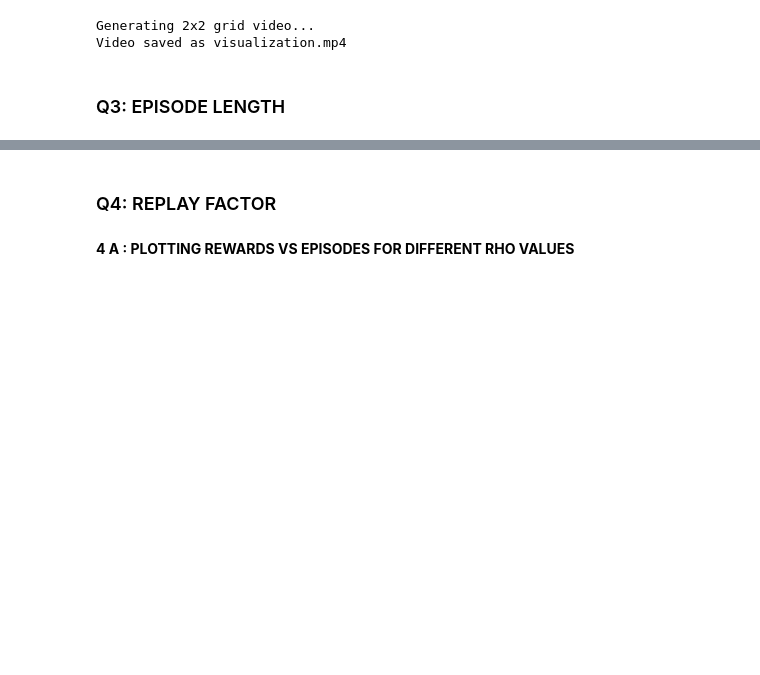
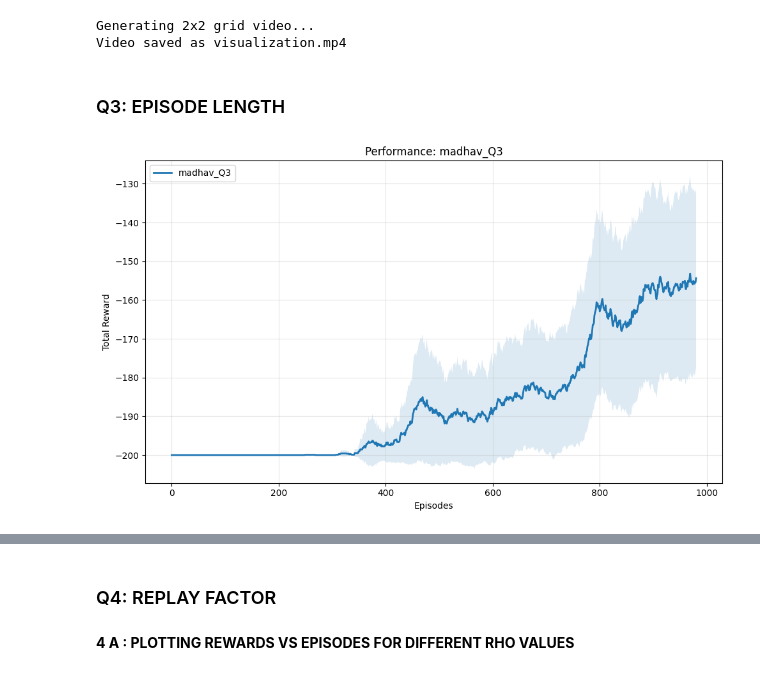
Before and after one commit to Maddy-1111/Reinforcement-Learning, a Jupyter notebook: Assignment 2/PA2.ipynb, the cells around one changed output, grey strips where cells are left out. Cells and saved outputs as stored; diff of their text form; code cells hidden in the pictures; blank space fills up the shorter version.

```diff
--- a/Assignment 2/PA2.ipynb
+++ b/Assignment 2/PA2.ipynb
@@ -360,3 +360,7 @@ for seed in range(15):
     _ = train_dqn(seed)
 
 MAX_STEPS = 2000            # resetting back to original value for further experiments
+# %%
+plot_results(data, "madhav_Q3", filters={"max_steps": 200})
+# %% [output]
+[figure, added]
```
Also changed, not shown: parts of 2 cells of this notebook.
